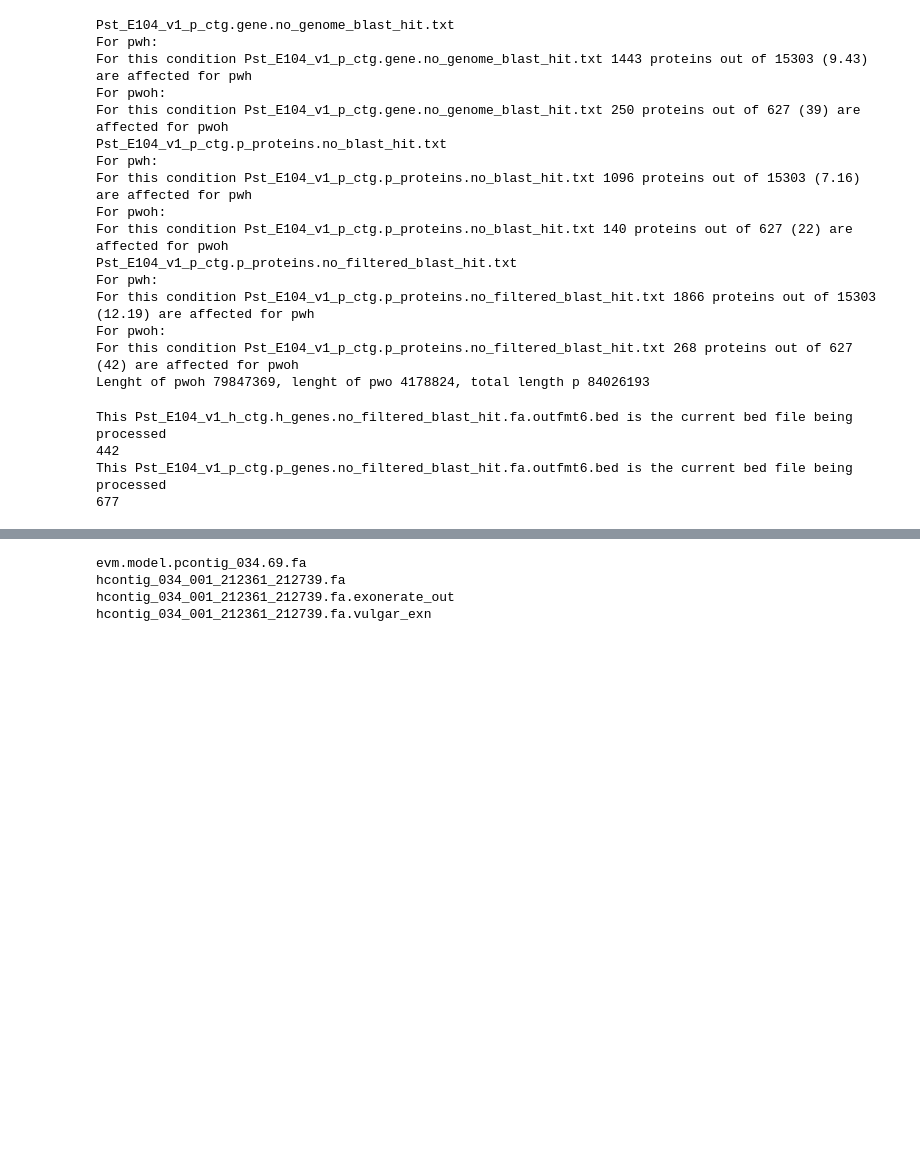
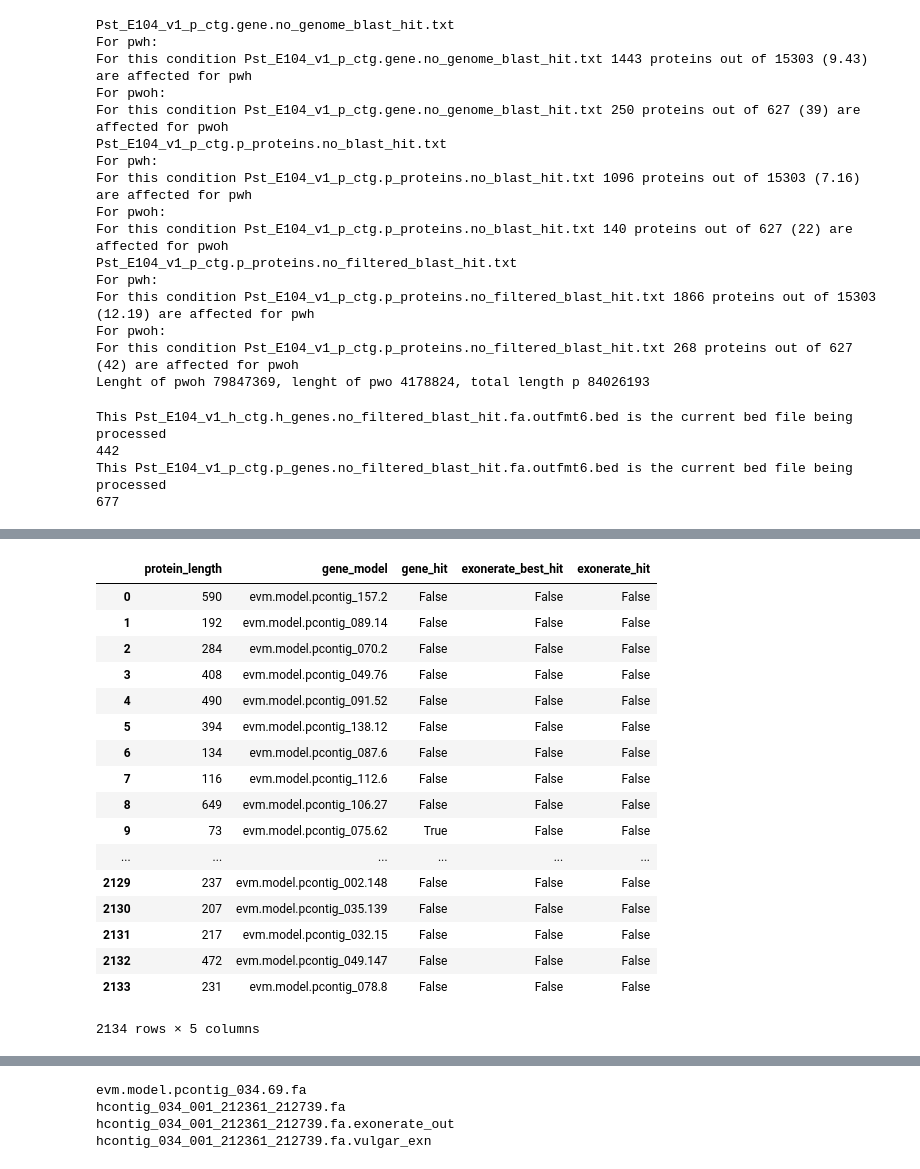
Before and after one commit to BenjaminSchwessinger/Pst_104E_analysis, a Jupyter notebook: 030202017_blastp_on_blast_p.ipynb, the cells around one changed output, grey strips where cells are left out. Cells and saved outputs as stored; diff of their text form; code cells hidden in the pictures; blank space fills up the shorter version.

```diff
--- a/030202017_blastp_on_blast_p.ipynb
+++ b/030202017_blastp_on_blast_p.ipynb
@@ -578,0 +710,21 @@ out_exonerate.close()
+# %%
+pd.merge( no_filtered_blast_sdf[key],tmp_exonerate_df, how='outer').fillna(value=False)
+# %% [output]
+|  | protein_length | gene_model | gene_hit | exonerate_best_hit | exonerate_hit |
+| 0 | 590 | evm.model.pcontig_157.2 | False | False | False |
+| 1 | 192 | evm.model.pcontig_089.14 | False | False | False |
+| 2 | 284 | evm.model.pcontig_070.2 | False | False | False |
+| 3 | 408 | evm.model.pcontig_049.76 | False | False | False |
+| 4 | 490 | evm.model.pcontig_091.52 | False | False | False |
+| 5 | 394 | evm.model.pcontig_138.12 | False | False | False |
+| 6 | 134 | evm.model.pcontig_087.6 | False | False | False |
+| 7 | 116 | evm.model.pcontig_112.6 | False | False | False |
+| 8 | 649 | evm.model.pcontig_106.27 | False | False | False |
+| 9 | 73 | evm.model.pcontig_075.62 | True | False | False |
+| ... | ... | ... | ... | ... | ... |
+| 2129 | 237 | evm.model.pcontig_002.148 | False | False | False |
+| 2130 | 207 | evm.model.pcontig_035.139 | False | False | False |
+| 2131 | 217 | evm.model.pcontig_032.15 | False | False | False |
+| 2132 | 472 | evm.model.pcontig_049.147 | False | False | False |
+| 2133 | 231 | evm.model.pcontig_078.8 | False | False | False |
+2134 rows × 5 columns
```
Also changed, not shown: parts of 23 cells of this notebook.
